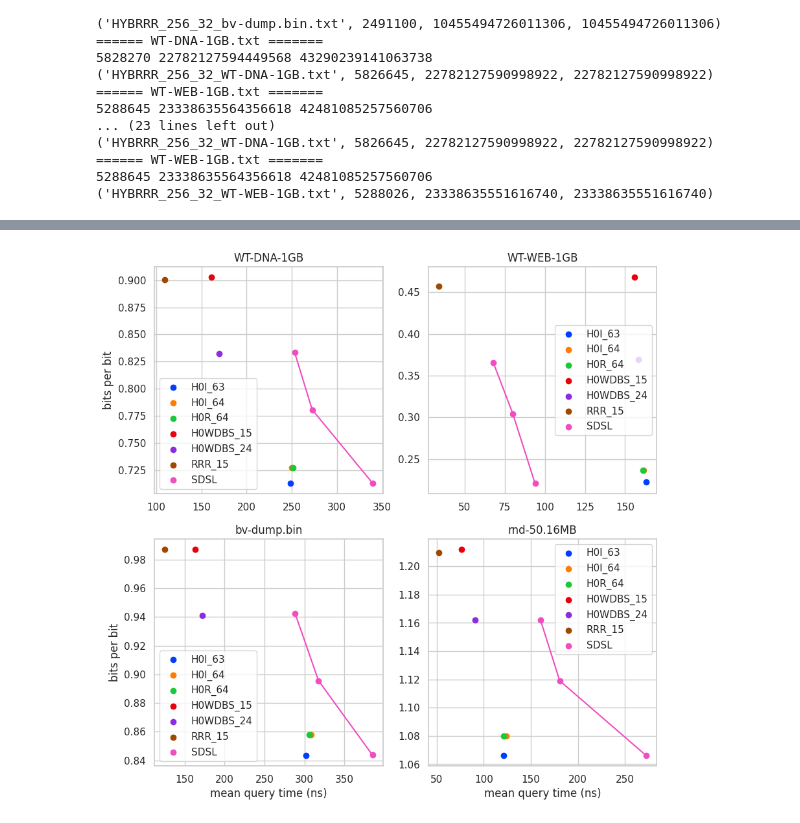
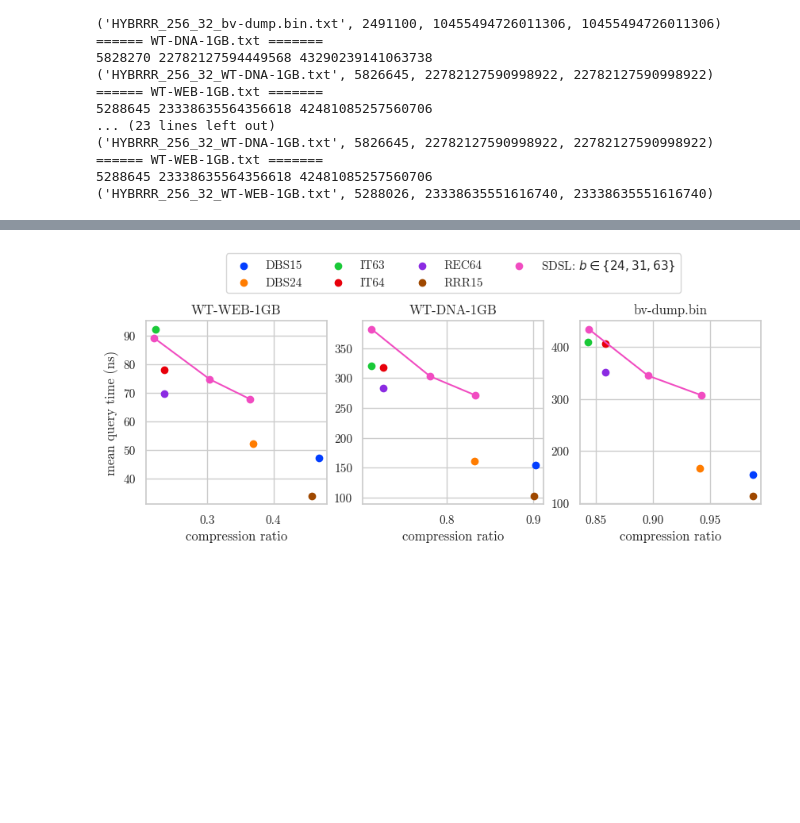
Before and after one commit to saskeli/h0_bv, a Jupyter notebook: results.ipynb, the cells around one changed output, grey strips where cells are left out. Cells and saved outputs as stored; diff of their text form; code cells hidden in the pictures; blank space fills up the shorter version.

```diff
--- a/results.ipynb
+++ b/results.ipynb
@@ -4,6 +4,8 @@ from collections import defaultdict
 from math import comb, ceil
 
 import matplotlib.pyplot as plt
+import matplotlib
+import matplotlib.ticker
 import seaborn as sns
 
 import pandas as pd
@@ -11,3 +13,6 @@ import pandas as pd
 sns.set()
 sns.set_palette("bright")
 sns.set_style("whitegrid")
+
+matplotlib.rcParams['font.serif'] = "cmr10"
+matplotlib.rcParams['font.family'] = 'serif'
@@ -114,7 +134,7 @@ for machine in ["amd/", "intel/", ""]:
         d["data_set"] = fn_arr[-1]
         d["type"] = fn_arr[0]
         d["block_size"] = fn_arr[1]
-        if "GAP" in fn:
+        if "GAP" in fn or "LOO" in fn:
             d["gap_size"] = fn_arr[3]
         d["OPT"] = False if "NOOPT" in fn else True
         d["machine"] = machine if machine else "laptop"
@@ -126,7 +146,7 @@ df = pd.DataFrame.from_dict(stuff)
 # %%
 testset = "laptop"
 # %%
-files = ['WT-DNA-1GB.txt', 'WT-WEB-1GB.txt', 'bv-dump.bin.txt', 'rnd-50.16MB.txt']
+files = ['WT-WEB-1GB.txt', 'WT-DNA-1GB.txt', 'bv-dump.bin.txt']#, 'rnd-50.16MB.txt']
 # %%
 def gap_bytes(b, g):
     acc = 0
@@ -200,36 +214,42 @@ plt.show()
 # %%
 sdf = df[df["machine"] == testset]
 sdf = sdf[sdf["type"].isin(['H0I', 'H0R', 'H0WDBS', 'RRR', 'SDSL'])]
-plt.figure(figsize=(10, 10))
+plt.figure(figsize=(10, 3))
 for i, dat in enumerate(files):
-    plt.subplot(2, 2, i + 1)
+    plt.subplot(1, 3, i + 1)
     ddf = sdf[sdf["data_set"] == dat]
     pats = []
     tdf = ddf[ddf["type"] == "SDSL"]
     tdf = tdf[tdf["OPT"] == True]
     sdat = sorted([(b, a, s / e) for a, s, e, b in zip(tdf["access"], tdf["size_bytes"], tdf["elems"], tdf["block_size"])])[1:]
-    pats.append(("SDSL", [t[1] for t in sdat], [t[2] for t in sdat]))
+    pats.append((f"SDSL: $b\in \\{{{','.join(str(t[0]) for t in sdat)}\\}}$", [t[1] for t in sdat], [t[2] for t in sdat]))
     tdf = ddf[ddf["type"].isin(['H0I', 'H0R', 'H0WDBS', 'RRR'])]
+    tmap = {
+        'H0I': 'IT',
+        'H0R': 'REC',
+        'H0WDBS': 'DBS',
+        'RRR': 'RRR'
+    }
     for a, s, e, t, b, o in zip(tdf["access"], tdf["size_bytes"], tdf["elems"], tdf["type"], tdf["block_size"], tdf["OPT"]):
         if o == False:
             continue
-        pats.append((f"{t}_{b}", [a], [s / e]))
+        pats.append((f"{tmap[t]}{b}", [a], [s / e]))
 
     pats.sort()
     for c, t in zip(sns.color_palette(), pats):
-        plt.scatter(t[1], t[2], color=c, label=t[0])
+        plt.scatter(t[2], t[1], color=c, label=t[0])
         if len(t[1]) > 1:
-            plt.plot(t[1], t[2], color=c)
-    if i % 2 == 0:
-        plt.ylabel("bits per bit")
-    if i >= 2:
-        plt.xlabel("mean query time (ns)")
-    plt.legend()
+            plt.plot(t[2], t[1], color=c)
+    if i == 0:
+        plt.ylabel("mean query time (ns)")
+    plt.xlabel("compression ratio")
+    if i == 1:
+        plt.legend(loc='upper center', bbox_to_anchor=(0.5, 1.4), ncol=4, fancybox=True)
     plt.title(dat[:-4])
 plt.savefig(f"overall_{testset}.pdf", bbox_inches='tight')
 plt.show()
 # %% [output]
-[figure, old version]
+[figure, new version]
 # %%
 sdf = df[df["machine"] == testset]
 sdf = sdf[sdf["type"].str.contains("HYB")]
```
Also changed, not shown: parts of 6 cells of this notebook, 6 other files.
